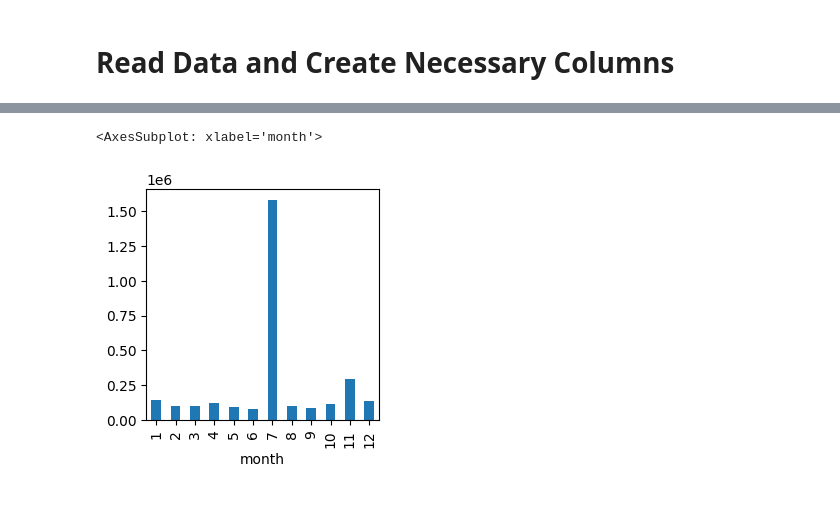
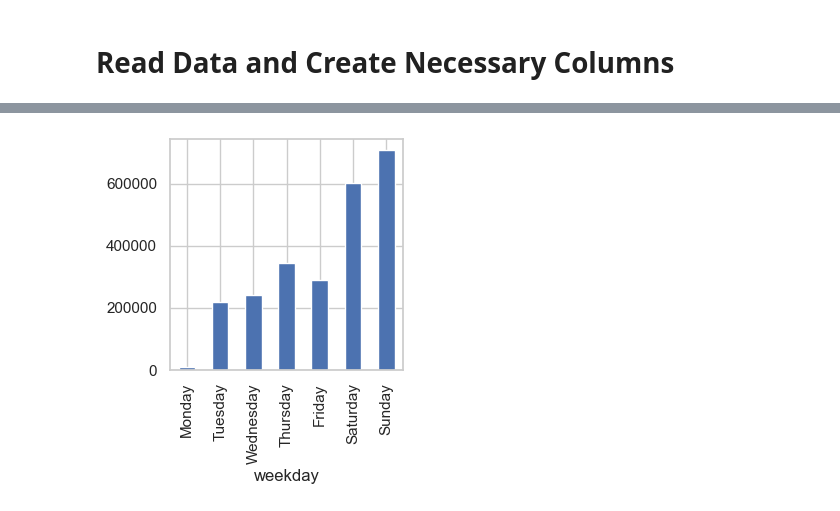
Before and after one commit to ronega/STAT222-project, a Jupyter notebook: EDA/Dmitri_EDA.ipynb, the cells around one changed output, grey strips where cells are left out. Saved outputs shown, nothing was run; the diff lists cells and outputs as text; code cells hidden in the pictures.

```diff
--- a/EDA/Dmitri_EDA.ipynb
+++ b/EDA/Dmitri_EDA.ipynb
@@ -33,0 +41,3 @@ data.head(10)
+# %%
+data.drop_duplicates(inplace=True)
+data.head(3)
@@ -54,0 +109,4 @@ data[data['price_ht'] < 8].price_ht.plot(kind='hist',
+# %%
+mask = np.abs(scipy.stats.zscore(data[['quantity']])) < 2.5
+data = data[mask['quantity']]
+sns.histplot(data['quantity'], bins=50);
@@ -54,0 +152,6 @@ data[data['price_ht'] < 8].price_ht.plot(kind='hist',
+# %%
+data_f = data[(data['year'] != 2020) &
+              (data['year'] != 2022)]
+# %%
+weekdays = ['Monday', 'Tuesday', 'Wednesday', 'Thursday', 'Friday', 'Saturday', 'Sunday']
+data_f.groupby(['weekday'])['total_spendings'].count().reindex(weekdays)
@@ -55,6 +168,6 @@ data[data['price_ht'] < 8].price_ht.plot(kind='hist',
 # %%
-data[data['year'] == 2021].groupby(['month'])['total_spendings'].sum().plot(kind='bar',
-                                                                            figsize=(3, 3))
+data_f.groupby(['weekday'])['total_spendings'].sum().reindex(weekdays).plot(kind='bar',
+                                                                            legend=False,
+                                                                            figsize=(3,3));
 # %% [output]
-<AxesSubplot: xlabel='month'>
-[figure, old version]
+[figure, new version]
```
Also changed, not shown: parts of 29 cells of this notebook.
